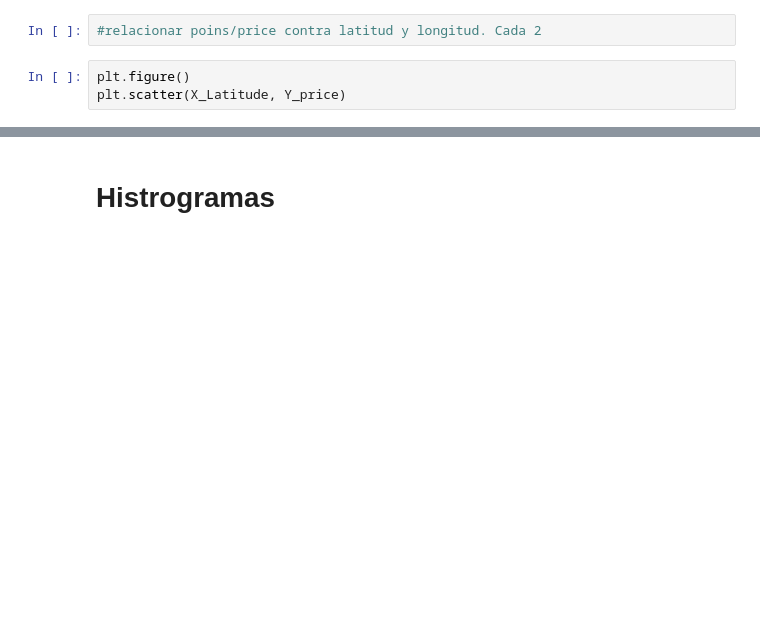
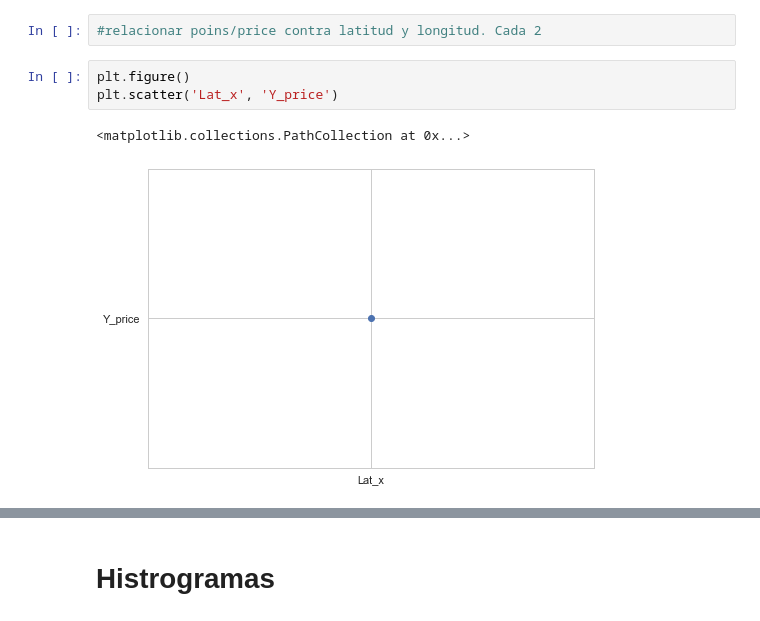
Before and after one commit to crcoronado/Datascience1, a Jupyter notebook: EDA_Winereviews.ipynb, the cells around one changed output, grey strips where cells are left out. Cells and saved outputs as stored; diff of their text form; blank space fills up the shorter version.

```diff
--- a/EDA_Winereviews.ipynb
+++ b/EDA_Winereviews.ipynb
@@ -201,6 +248,9 @@ plt.style.use('seaborn-whitegrid')
 #relacionar poins/price contra latitud y longitud. Cada 2
 # %%
 plt.figure()
-plt.scatter(X_Latitude, Y_price)
+plt.scatter('Lat_x', 'Y_price')
+# %% [output]
+<matplotlib.collections.PathCollection at 0x...>
+[figure, added]
 # %%
 plt.hist(eda['price'], bins=40, range =(0,200) )#,  density=True)
```
Also changed, not shown: parts of 42 cells of this notebook, 5 other files.
